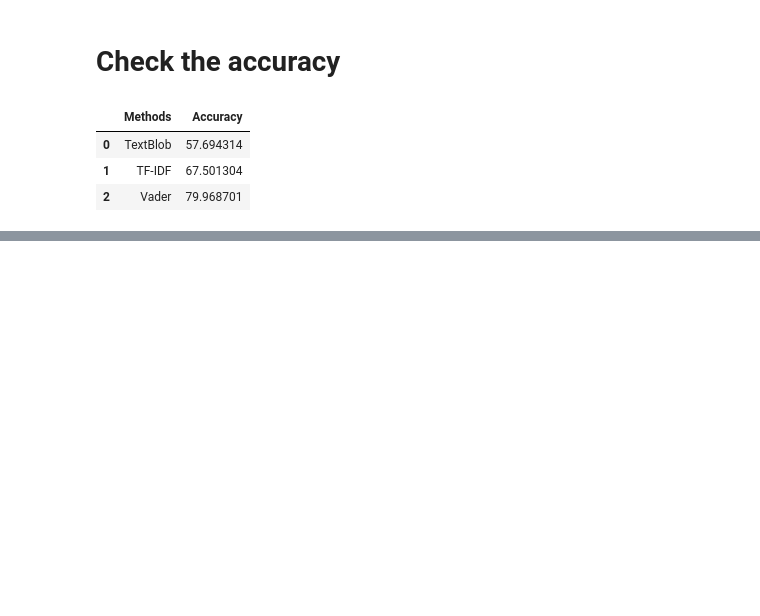
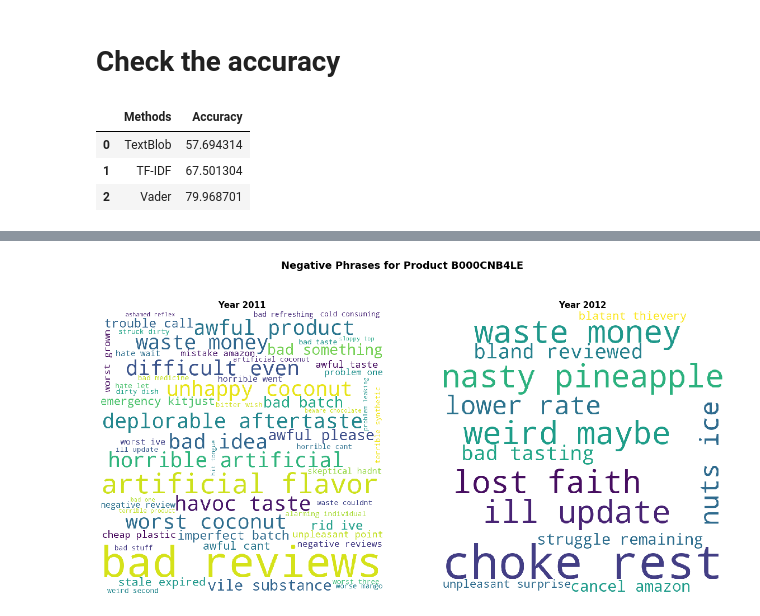
Before and after one commit to vibhutivadje/Text_Mining_Project, a Jupyter notebook: AmazonfoodReview_Analysis.ipynb, the cells around one changed output, grey strips where cells are left out. Drawn from its saved outputs; the diff is of its cells as text; code cells hidden in the pictures; blank space fills up the shorter version.

```diff
--- a/AmazonfoodReview_Analysis.ipynb
+++ b/AmazonfoodReview_Analysis.ipynb
@@ -706,0 +787,16 @@ accuracy(df_textBlob)
+# %%
+fig = plt.figure(figsize = (20,10))
+ax = fig.add_subplot(1,2,1)
+wordcloud = word_cloud('B000CNB4LE', 2011, 'Negative', negative_word)
+ax2 = fig.add_subplot(1,2,2)
+wordcloud2 = word_cloud('B000CNB4LE', 2012, 'Negative', negative_word)
+ax.imshow(wordcloud)
+ax2.imshow(wordcloud2)
+ax.axis('off')
+ax2.axis('off')
+fig.suptitle("Negative Phrases for Product B000CNB4LE", fontsize = 18 , fontweight = 'bold')
+ax.set_title("Year 2011", fontsize = 15,fontweight = 'bold')
+ax2.set_title("Year 2012",fontsize = 15,fontweight = 'bold')
+plt.show()
+# %% [output]
+[figure, added]
```
Also changed, not shown: parts of 9 cells of this notebook.
